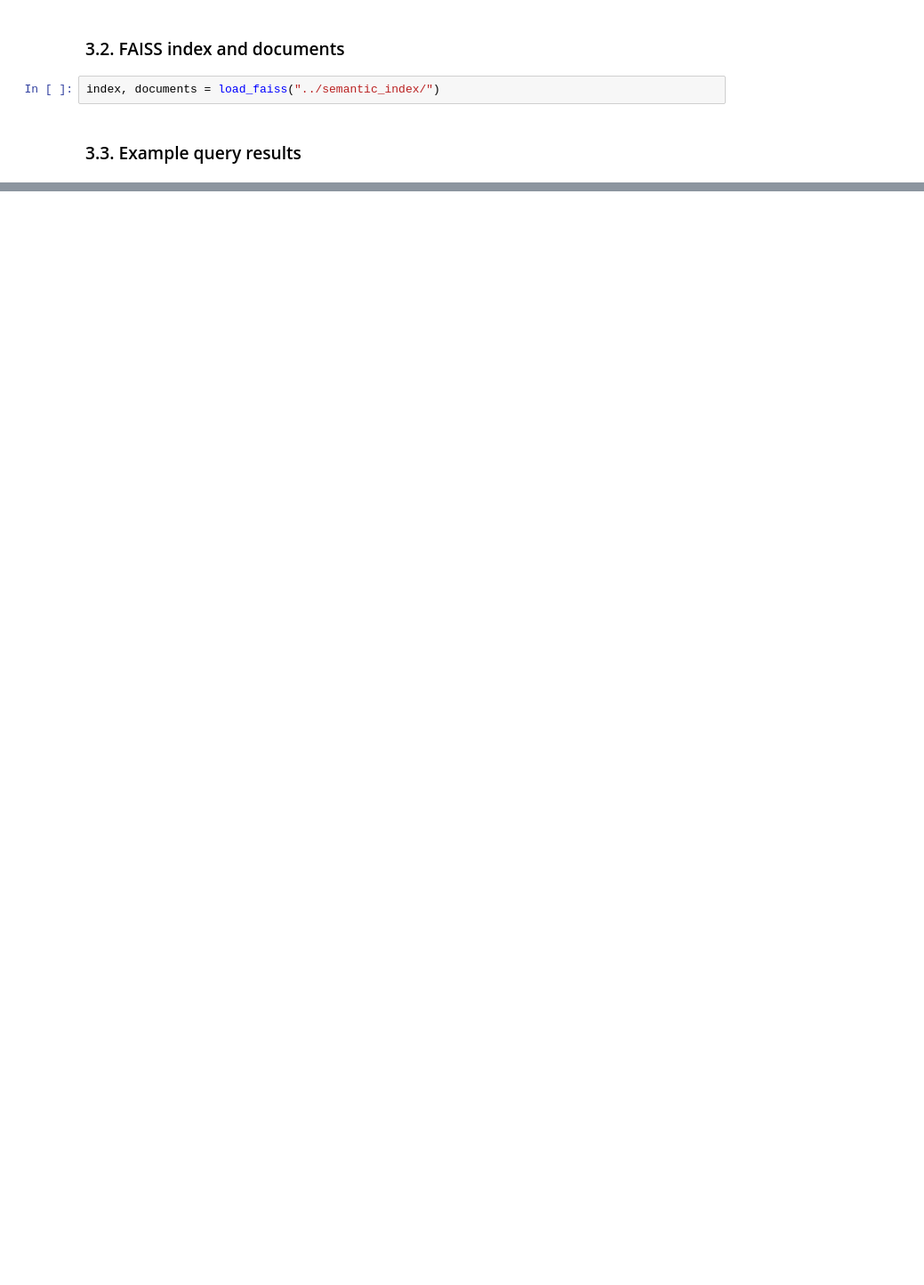
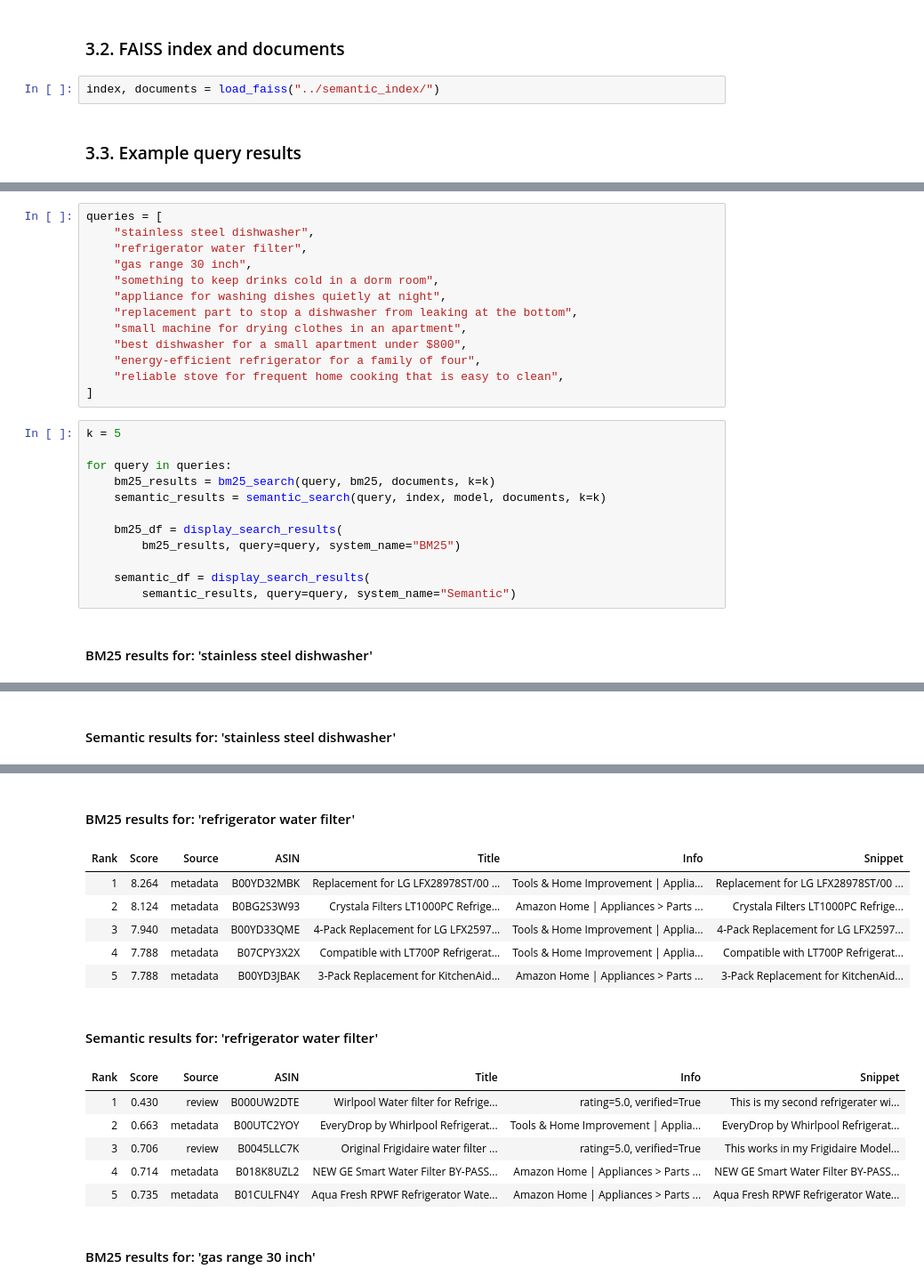
Before and after one commit to UBC-MDS/DSCI_575_project_yuhengo_mkcchoy, a Jupyter notebook: notebooks/milestone1_exploration.ipynb, the cells around one changed output, grey strips where cells are left out. Shown at 89% size. Cells and saved outputs as stored; diff of their text form; blank space fills up the shorter version.

```diff
--- a/notebooks/milestone1_exploration.ipynb
+++ b/notebooks/milestone1_exploration.ipynb
@@ -298,0 +302,27 @@ display_search_results(results, query=query, system_name="Semantic search");
+# %%
+queries = [
+    "stainless steel dishwasher",
+    "refrigerator water filter",
+    "gas range 30 inch",
+    "something to keep drinks cold in a dorm room",
+    "appliance for washing dishes quietly at night",
+    "replacement part to stop a dishwasher from leaking at the bottom",
+    "small machine for drying clothes in an apartment",
+    "best dishwasher for a small apartment under $800",
+    "energy-efficient refrigerator for a family of four",
+    "reliable stove for frequent home cooking that is easy to clean",
+]
+# %%
+k = 5
+
+for query in queries:
+    bm25_results = bm25_search(query, bm25, documents, k=k)
+    semantic_results = semantic_search(query, index, model, documents, k=k)
+
+    bm25_df = display_search_results(
+        bm25_results, query=query, system_name="BM25")
+
+    semantic_df = display_search_results(
+        semantic_results, query=query, system_name="Semantic")
+# %% [output]
+#### BM25 results for: 'stainless steel dishwasher'
@@ -298,0 +335 @@ display_search_results(results, query=query, system_name="Semantic search");
+#### Semantic results for: 'stainless steel dishwasher'
@@ -298,0 +342,15 @@ display_search_results(results, query=query, system_name="Semantic search");
+#### BM25 results for: 'refrigerator water filter'
+| Rank | Score | Source | ASIN | Title | Info | Snippet |
+| 1 | 8.264 | metadata | B00YD32MBK | Replacement for LG LFX28978ST/00 ... | Tools & Home Improvement | Applia... | Replacement for LG LFX28978ST/00 ... |
+| 2 | 8.124 | metadata | B0BG2S3W93 | Crystala Filters LT1000PC Refrige... | Amazon Home | Appliances > Parts ... | Crystala Filters LT1000PC Refrige... |
+| 3 | 7.940 | metadata | B00YD33QME | 4-Pack Replacement for LG LFX2597... | Tools & Home Improvement | Applia... | 4-Pack Replacement for LG LFX2597... |
+| 4 | 7.788 | metadata | B07CPY3X2X | Compatible with LT700P Refrigerat... | Tools & Home Improvement | Applia... | Compatible with LT700P Refrigerat... |
+| 5 | 7.788 | metadata | B00YD3JBAK | 3-Pack Replacement for KitchenAid... | Amazon Home | Appliances > Parts ... | 3-Pack Replacement for KitchenAid... |
+#### Semantic results for: 'refrigerator water filter'
+| Rank | Score | Source | ASIN | Title | Info | Snippet |
+| 1 | 0.430 | review | B000UW2DTE | Wirlpool Water filter for Refrige... | rating=5.0, verified=True | This is my second refrigerater wi... |
+| 2 | 0.663 | metadata | B00UTC2YOY | EveryDrop by Whirlpool Refrigerat... | Tools & Home Improvement | Applia... | EveryDrop by Whirlpool Refrigerat... |
+| 3 | 0.706 | review | B0045LLC7K | Original Frigidaire water filter ... | rating=5.0, verified=True | This works in my Frigidaire Model... |
+| 4 | 0.714 | metadata | B018K8UZL2 | NEW GE Smart Water Filter BY-PASS... | Amazon Home | Appliances > Parts ... | NEW GE Smart Water Filter BY-PASS... |
+| 5 | 0.735 | metadata | B01CULFN4Y | Aqua Fresh RPWF Refrigerator Wate... | Amazon Home | Appliances > Parts ... | Aqua Fresh RPWF Refrigerator Wate... |
+#### BM25 results for: 'gas range 30 inch'
```
Also changed, not shown: parts of 5 cells of this notebook.
